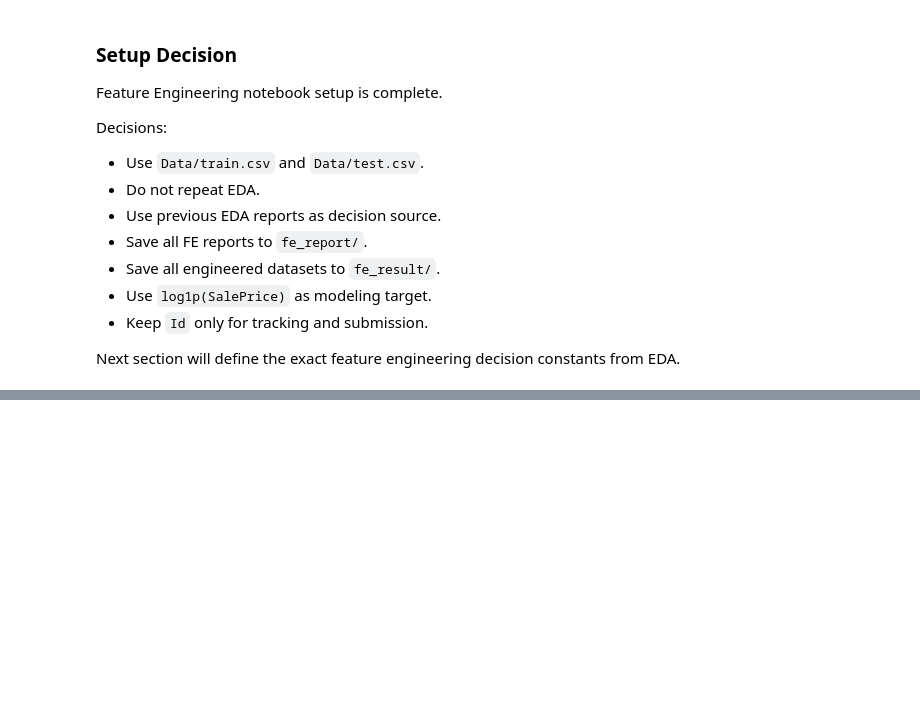
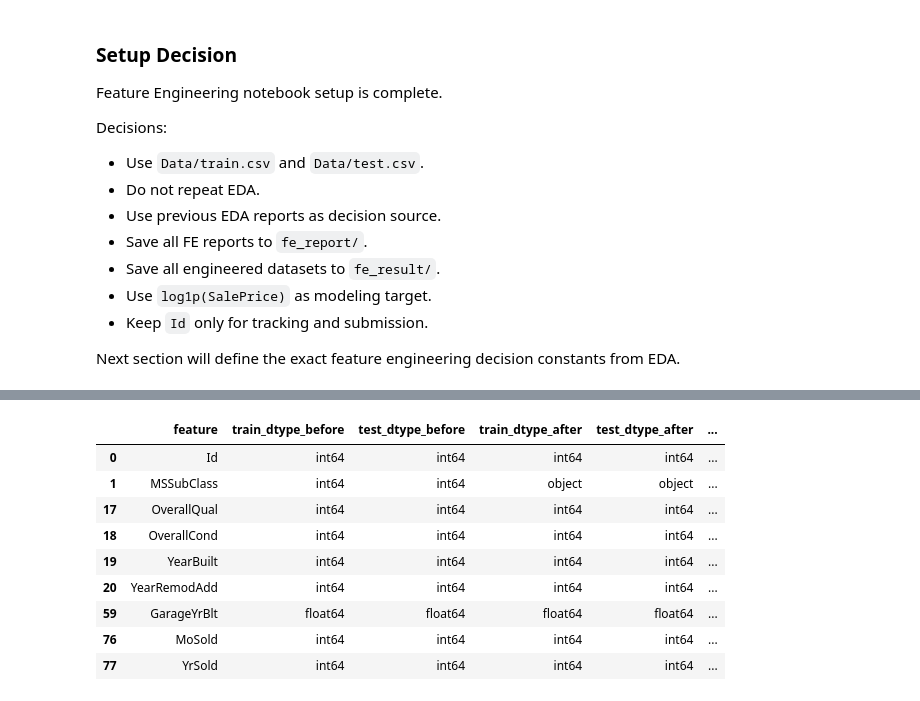
Before and after one commit to kawsar07ahmmed0712-rgb/House-Price-Prediction-Regression, a Jupyter notebook: Research/Feature_Engeneering.ipynb, the cells around one changed output, grey strips where cells are left out. Drawn from its saved outputs; the diff is of its cells as text; code cells hidden in the pictures; blank space fills up the shorter version.

Commit message:
type correction

```diff
--- a/Research/Feature_Engeneering.ipynb
+++ b/Research/Feature_Engeneering.ipynb
@@ -440,0 +1652,17 @@ Next section will define the exact feature engineering decision constants from E
+# %%
+# ============================================================
+# 3.4 Standardize existing object columns
+# ============================================================
+
+# We are not filling missing values here.
+# This only ensures object/category columns are stored consistently as object dtype.
+
+for df in [X_train_type, X_test_type]:
+    object_cols = df.select_dtypes(include=["object", "category"]).columns.tolist()
+
+    for col in object_cols:
+        df[col] = df[col].astype("object")
+
+print("Object/category columns standardized.")
+print("Train object columns:", len(X_train_type.select_dtypes(include=['object']).columns))
+print("Test object columns:", len(X_test_type.select_dtypes(include=['object']).columns))
@@ -440,0 +1675,73 @@ Next section will define the exact feature engineering decision constants from E
+# %%
+# ============================================================
+# 3.5 Create type correction report
+# ============================================================
+
+dtype_after_rows = []
+
+for col in X_train_type.columns:
+    dtype_after_rows.append({
+        "feature": col,
+        "train_dtype_after": str(X_train_type[col].dtype),
+        "test_dtype_after": str(X_test_type[col].dtype) if col in X_test_type.columns else "missing_in_test"
+    })
+
+dtype_after_report = pd.DataFrame(dtype_after_rows)
+
+type_correction_report_final = dtype_before_report.merge(
+    dtype_after_report,
+    on="feature",
+    how="left"
+)
+
+type_correction_report_final["dtype_changed_train"] = (
+    type_correction_report_final["train_dtype_before"] !=
+    type_correction_report_final["train_dtype_after"]
+)
+
+type_correction_report_final["dtype_changed_test"] = (
+    type_correction_report_final["test_dtype_before"] !=
+    type_correction_report_final["test_dtype_after"]
+)
+
+type_correction_report_final["manual_decision"] = "no change"
+
+type_correction_report_final.loc[
+    type_correction_report_final["feature"] == ID_COL,
+    "manual_decision"
+] = "tracking ID only, drop before modeling"
+
+type_correction_report_final.loc[
+    type_correction_report_final["feature"] == "MSSubClass",
+    "manual_decision"
+] = "converted to nominal categorical string"
+
+type_correction_report_final.loc[
+    type_correction_report_final["feature"].isin(["OverallQual", "OverallCond"]),
+    "manual_decision"
+] = "kept as ordered numeric score"
+
+type_correction_report_final.loc[
+    type_correction_report_final["feature"].isin(["MoSold", "YrSold", "YearBuilt", "YearRemodAdd", "GarageYrBlt"]),
+    "manual_decision"
+] = "kept numeric for time/age feature engineering"
+
+type_correction_report_final.to_csv(
+    FE_STEP_REPORT_DIR / "13_type_correction_report.csv",
+    index=False
+)
+
+type_correction_report_final[
+    type_correction_report_final["manual_decision"] != "no change"
+]
+# %% [output]
+|  | feature | train_dtype_before | test_dtype_before | train_dtype_after | test_dtype_after | ... |
+| 0 | Id | int64 | int64 | int64 | int64 | ... |
+| 1 | MSSubClass | int64 | int64 | object | object | ... |
+| 17 | OverallQual | int64 | int64 | int64 | int64 | ... |
+| 18 | OverallCond | int64 | int64 | int64 | int64 | ... |
+| 19 | YearBuilt | int64 | int64 | int64 | int64 | ... |
+| 20 | YearRemodAdd | int64 | int64 | int64 | int64 | ... |
+| 59 | GarageYrBlt | float64 | float64 | float64 | float64 | ... |
+| 76 | MoSold | int64 | int64 | int64 | int64 | ... |
+| 77 | YrSold | int64 | int64 | int64 | int64 | ... |
```
Also changed, not shown: parts of 53 cells of this notebook, 20 other files.
